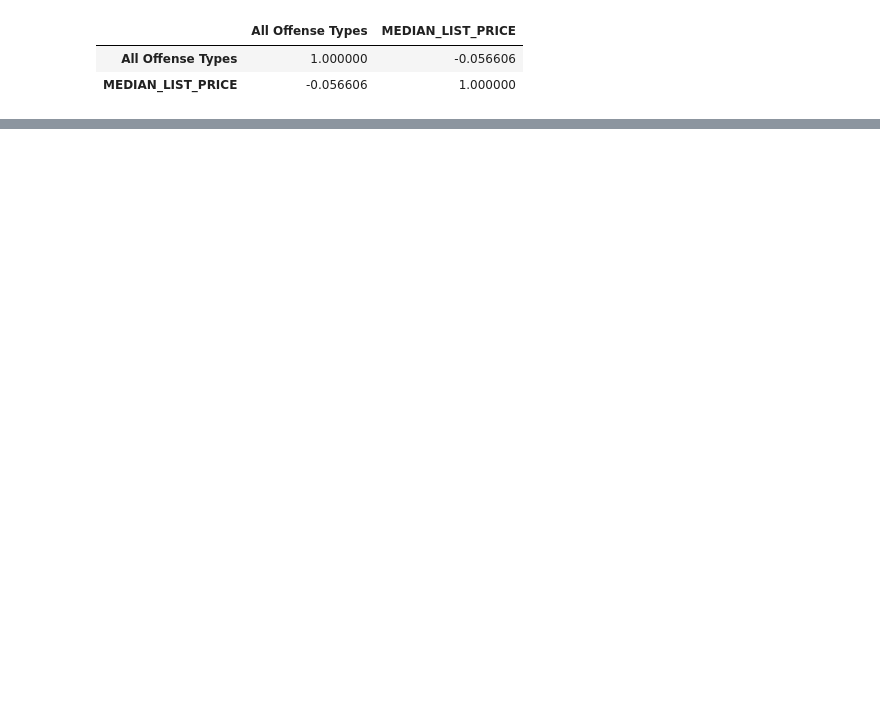
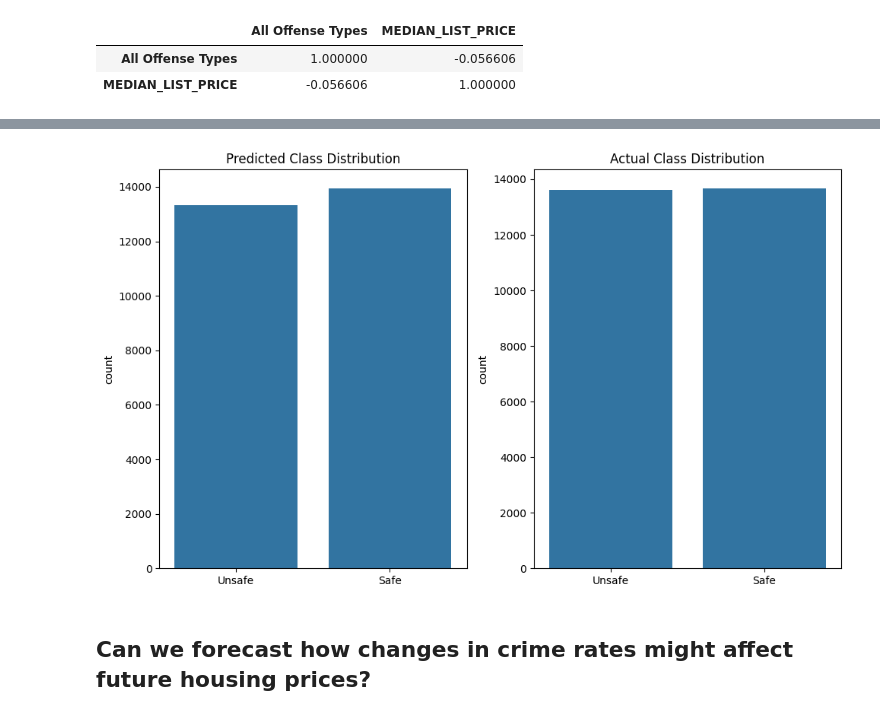
Before and after one commit to davprog9/MA-Housing-Analysis, a Jupyter notebook: Code/Analysis.ipynb, the cells around one changed output, grey strips where cells are left out. Drawn from its saved outputs; the diff is of its cells as text; code cells hidden in the pictures; blank space fills up the shorter version.

Commit message:
All 4 questions/problems were completed, the draft report was completed

```diff
--- a/Code/Analysis.ipynb
+++ b/Code/Analysis.ipynb
@@ -417,0 +506,16 @@ data_small[["All Offense Types", "MEDIAN_LIST_PRICE"]].corr()
+# %%
+# Encoding the target
+from sklearn.preprocessing import LabelEncoder
+le = LabelEncoder()
+y_encoded = le.fit_transform(Y)
+# %%
+from sklearn.model_selection import train_test_split
+
+# Splitting the data between test and train
+X_train, X_test, Y_train, Y_test = train_test_split(X, y_encoded, test_size=0.2, random_state=42, stratify=y_encoded)
+# %%
+from sklearn.ensemble import RandomForestClassifier
+
+model = RandomForestClassifier(n_estimators=300, random_state=42)
+
+model.fit(X_train, Y_train)
@@ -417,0 +524,8 @@ data_small[["All Offense Types", "MEDIAN_LIST_PRICE"]].corr()
+# %%
+from sklearn.metrics import accuracy_score, classification_report, confusion_matrix
+
+predictions = model.predict(X_test)
+
+print("Accuracy:", accuracy_score(Y_test, predictions))
+print(classification_report(Y_test, predictions))
+print(confusion_matrix(Y_test, predictions))
@@ -417,0 +545,18 @@ data_small[["All Offense Types", "MEDIAN_LIST_PRICE"]].corr()
+# %%
+plt.figure(figsize=(10,6))
+
+plt.subplot(1,2,1)
+predicted_label = le.inverse_transform(predictions) # Decoding the encoding from 0-1 to Safe/Unsafe
+sns.countplot(x=predicted_label)
+plt.title("Predicted Class Distribution")
+
+plt.subplot(1,2,2)
+decoded_Y_test = le.inverse_transform(Y_test)
+sns.countplot(x=decoded_Y_test)
+plt.title("Actual Class Distribution")
+
+plt.tight_layout()
+# %% [output]
+[figure, added]
+# %% [markdown]
+## Can we forecast how changes in crime rates might affect future housing prices?
```
Also changed, not shown: parts of 30 cells of this notebook, 5 other files.
